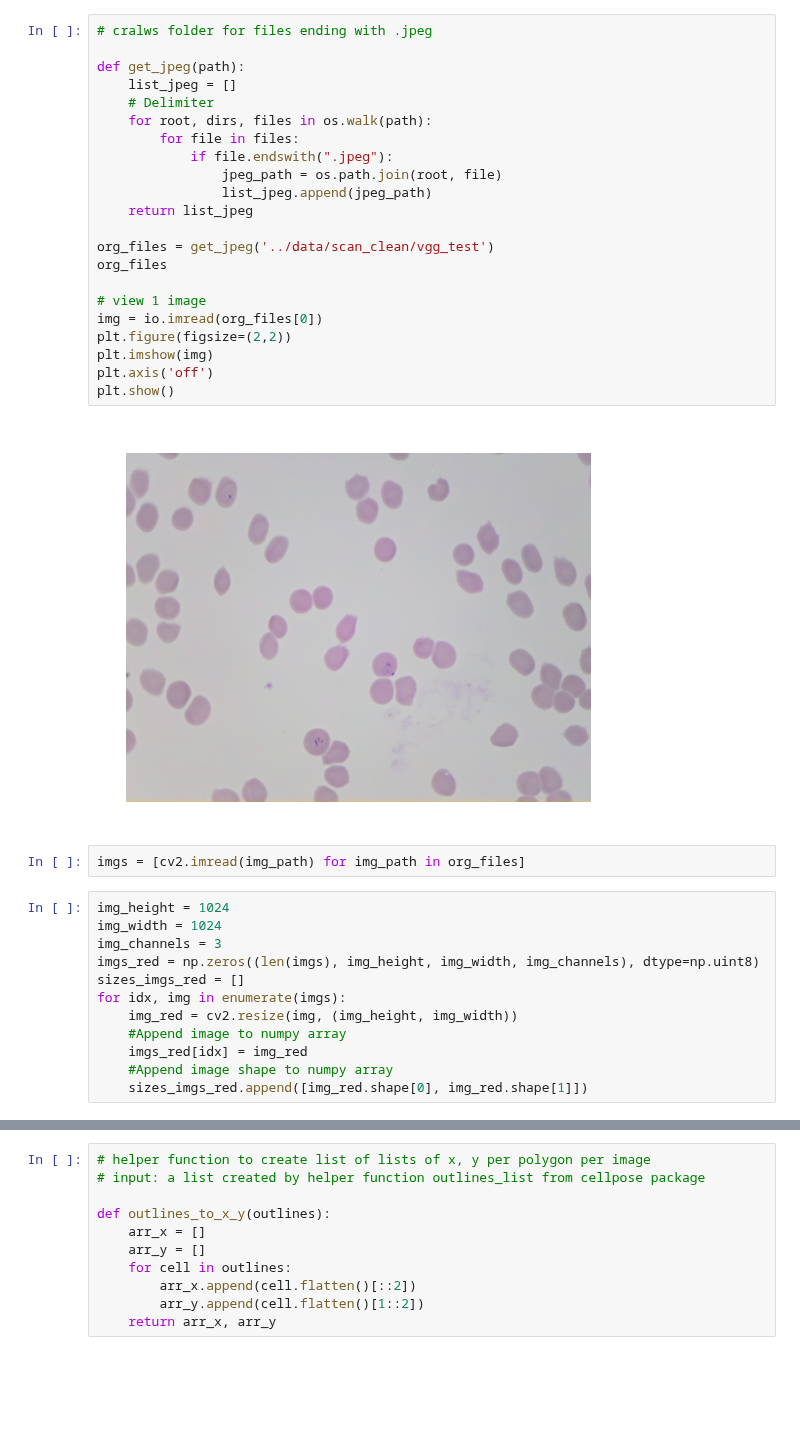
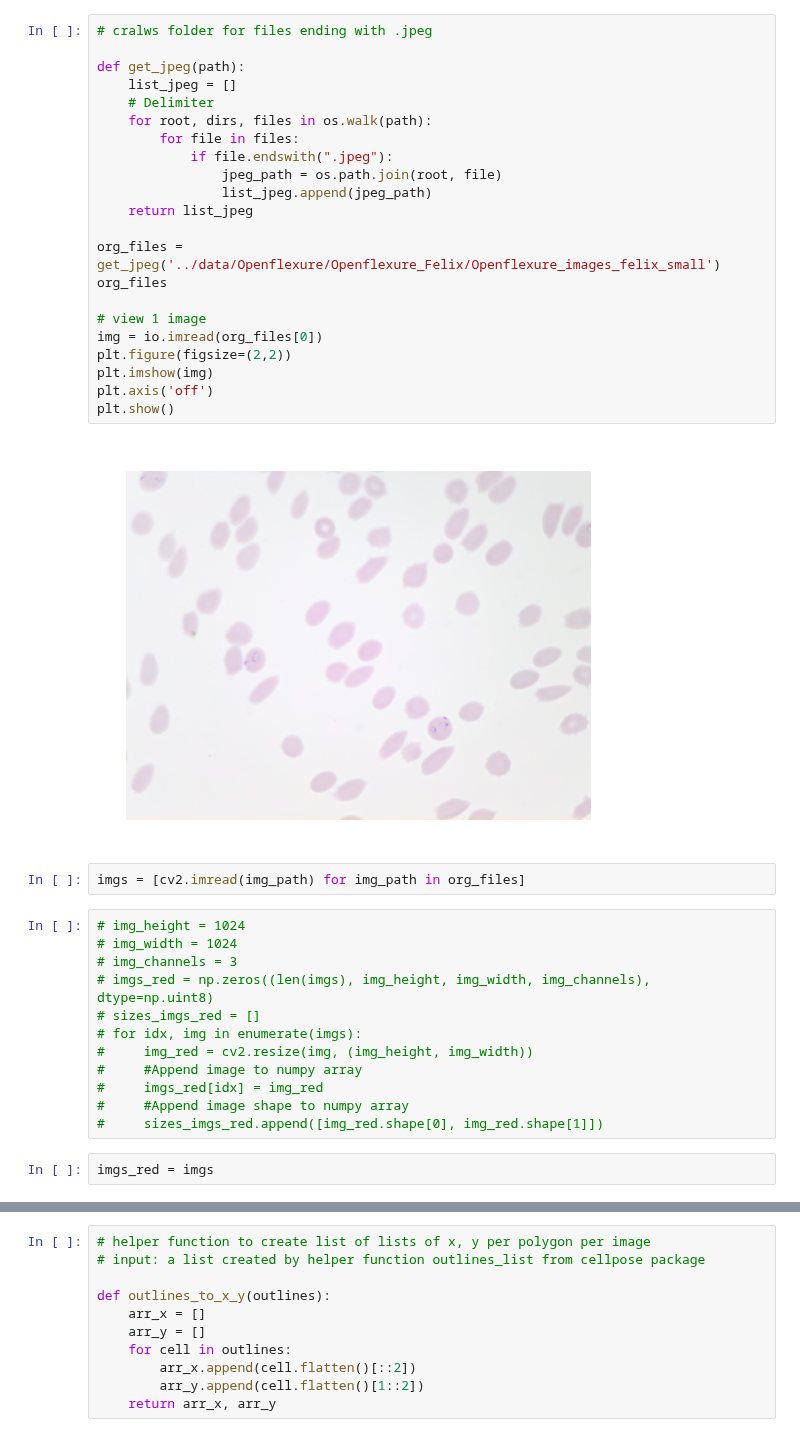
Before and after one commit to danielbarco/malatec, a Jupyter notebook: Notebooks/cellpose_to_vgg.ipynb, the cells around one changed output, grey strips where cells are left out. Cells and saved outputs as stored; diff of their text form; blank space fills up the shorter version.

```diff
--- a/Notebooks/cellpose_to_vgg.ipynb
+++ b/Notebooks/cellpose_to_vgg.ipynb
@@ -26,41 +47,43 @@ sys.path.append(parentdir)
 # %%
 # cralws folder for files ending with .jpeg
 
 def get_jpeg(path):
     list_jpeg = []
     # Delimiter
     for root, dirs, files in os.walk(path):
         for file in files:
             if file.endswith(".jpeg"):
                 jpeg_path = os.path.join(root, file)
                 list_jpeg.append(jpeg_path)
     return list_jpeg
 
-org_files = get_jpeg('../data/scan_clean/vgg_test')
+org_files = get_jpeg('../data/Openflexure/Openflexure_Felix/Openflexure_images_felix_small')
 org_files
 
 # view 1 image
 img = io.imread(org_files[0])
 plt.figure(figsize=(2,2))
 plt.imshow(img)
 plt.axis('off')
 plt.show()
 # %% [output]
-[figure, old version]
+[figure, new version]
 # %%
 imgs = [cv2.imread(img_path) for img_path in org_files]
 # %%
-img_height = 1024
-img_width = 1024
-img_channels = 3
-imgs_red = np.zeros((len(imgs), img_height, img_width, img_channels), dtype=np.uint8)
-sizes_imgs_red = []
-for idx, img in enumerate(imgs):
-    img_red = cv2.resize(img, (img_height, img_width))
-    #Append image to numpy array
-    imgs_red[idx] = img_red
-    #Append image shape to numpy array
-    sizes_imgs_red.append([img_red.shape[0], img_red.shape[1]])
+# img_height = 1024
+# img_width = 1024
+# img_channels = 3
+# imgs_red = np.zeros((len(imgs), img_height, img_width, img_channels), dtype=np.uint8)
+# sizes_imgs_red = []
+# for idx, img in enumerate(imgs):
+#     img_red = cv2.resize(img, (img_height, img_width))
+#     #Append image to numpy array
+#     imgs_red[idx] = img_red
+#     #Append image shape to numpy array
+#     sizes_imgs_red.append([img_red.shape[0], img_red.shape[1]])
+# %%
+imgs_red = imgs
 # %%
 imgs_red[0].shape
 # %% [output]
```
Also changed, not shown: parts of 4 cells of this notebook.
